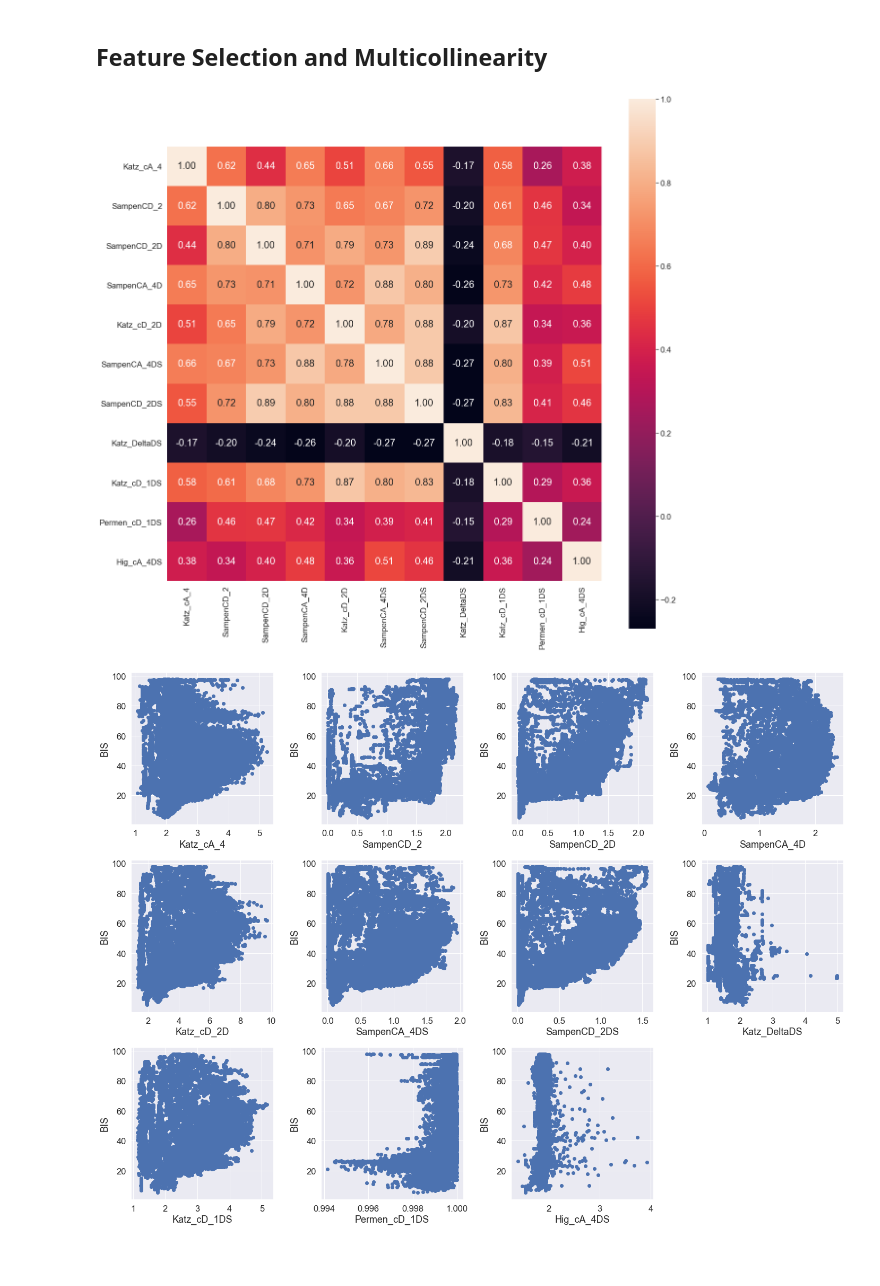
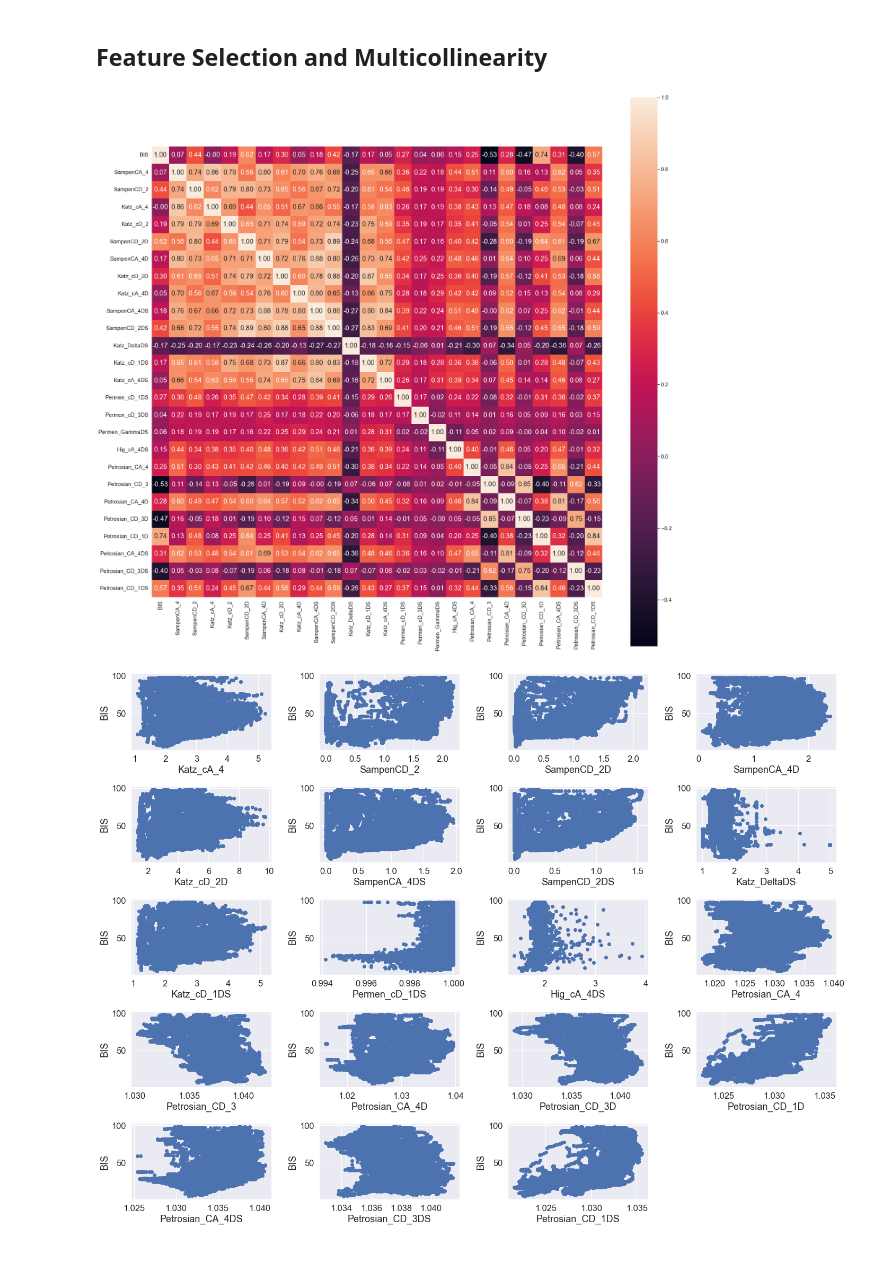
Before and after one commit to RashidCodes/EEG-Analysis, a Jupyter notebook: Research Methodology.ipynb, the cells around one changed output. Saved outputs shown, nothing was run; the diff lists cells and outputs as text; code cells hidden in the pictures.

```diff
--- a/Research Methodology.ipynb
+++ b/Research Methodology.ipynb
@@ -347,7 +372,7 @@ test_add.to_csv("training_set.csv", index=False)
 # %% [markdown]
 ## Selection of Relevant features
 # %%
-eeg_df = create_dataset()
+eeg_df = pd.read_csv("training_set.csv")
 eeg_df.head()
 # %% [output]
 |  | BIS | SampenCA_4 | SampenCD_2 | Katz_cA_4 | Katz_cD_2 | SampenCD_2D | SampenCA_4D | Katz_cD_2D | ... |
@@ -362,7 +388,7 @@ eeg_df.head()
 ## Feature Selection and Multicollinearity
 # %%
 def correlation_matrix(df):
-    figure = plt.figure(figsize=(20, 20))
+    figure = plt.figure(figsize=(30, 30))
     cm = np.corrcoef(df[df.columns].values.T)
     sns.set(font_scale=1.5)
 
@@ -371,10 +397,10 @@ def correlation_matrix(df):
 
     plt.show()
 # %%
-# Selected features
+# Selected features: INITIAL
 cols = ['Katz_cA_4', 'SampenCD_2', 'SampenCD_2D', 'SampenCA_4D', 'Katz_cD_2D', 'SampenCA_4DS', 'SampenCD_2DS', 'Katz_DeltaDS', 'Katz_cD_1DS', 'Permen_cD_1DS', 'Hig_cA_4DS']
 
 # Checking for multicollinearity
-correlation_matrix(eeg_df[cols])
+correlation_matrix(eeg_df[eeg_df.columns])
 # %% [output]
-[figure, old version]
+[figure, new version]
@@ -381,8 +416,8 @@ correlation_matrix(eeg_df[cols])
 # %%
 # Check the relationship between the selected features and the BIS
-fig, ax = plt.subplots(3, 4, figsize=(20, 15))
+fig, ax = plt.subplots(5, 4, figsize=(20, 15))
 
-ax[2, 3].axis('off')
+ax[4, 3].axis('off')
 
 for idx, feature in enumerate(cols[:4]):
     ax[0, idx].scatter(eeg_df[feature], eeg_df['BIS'])
@@ -394,16 +429,28 @@ for idx, feature in enumerate(cols[4:8]):
     ax[1, idx].set_ylabel('BIS')
     ax[1, idx].set_xlabel(feature)
 
-for idx, feature in enumerate(cols[8:]):
+for idx, feature in enumerate(cols[8:12]):
     ax[2, idx].scatter(eeg_df[feature], eeg_df['BIS'])
     ax[2, idx].set_ylabel('BIS')
     ax[2, idx].set_xlabel(feature)
 
+for idx, feature in enumerate(cols[12:16]):
+    ax[3, idx].scatter(eeg_df[feature], eeg_df['BIS'])
+    ax[3, idx].set_ylabel('BIS')
+    ax[3, idx].set_xlabel(feature)
+
+
+for idx, feature in enumerate(cols[16:20]):
+    ax[4, idx].scatter(eeg_df[feature], eeg_df['BIS'])
+    ax[4, idx].set_ylabel('BIS')
+    ax[4, idx].set_xlabel(feature)
+
+
 
 plt.tight_layout()
 plt.show()
 # %% [output]
-[figure, old version]
+[figure, new version]
 # %% [markdown]
 <br/>
 # %% [markdown]
```
Also changed, not shown: parts of 10 cells of this notebook, 1 other file.
